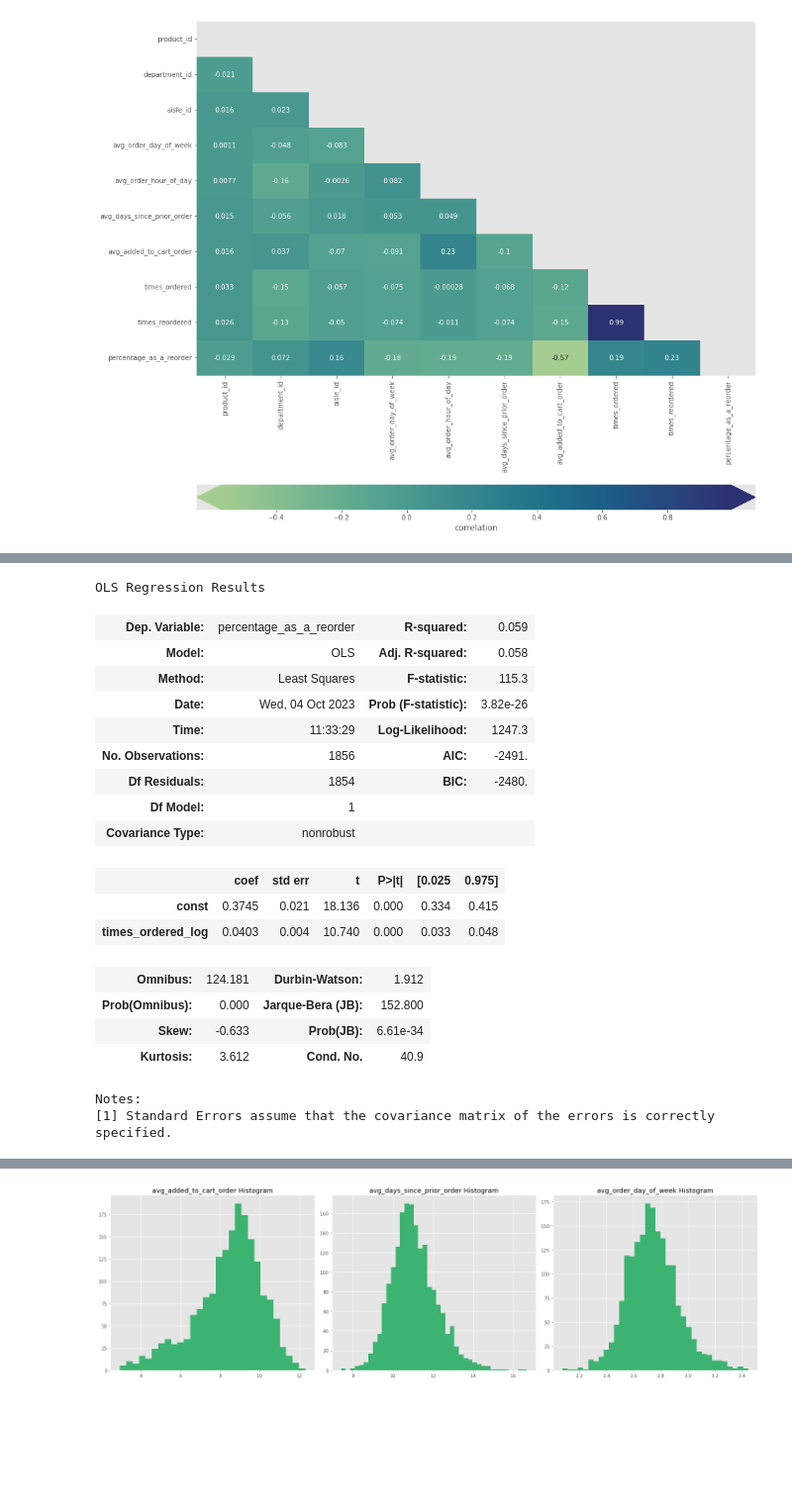
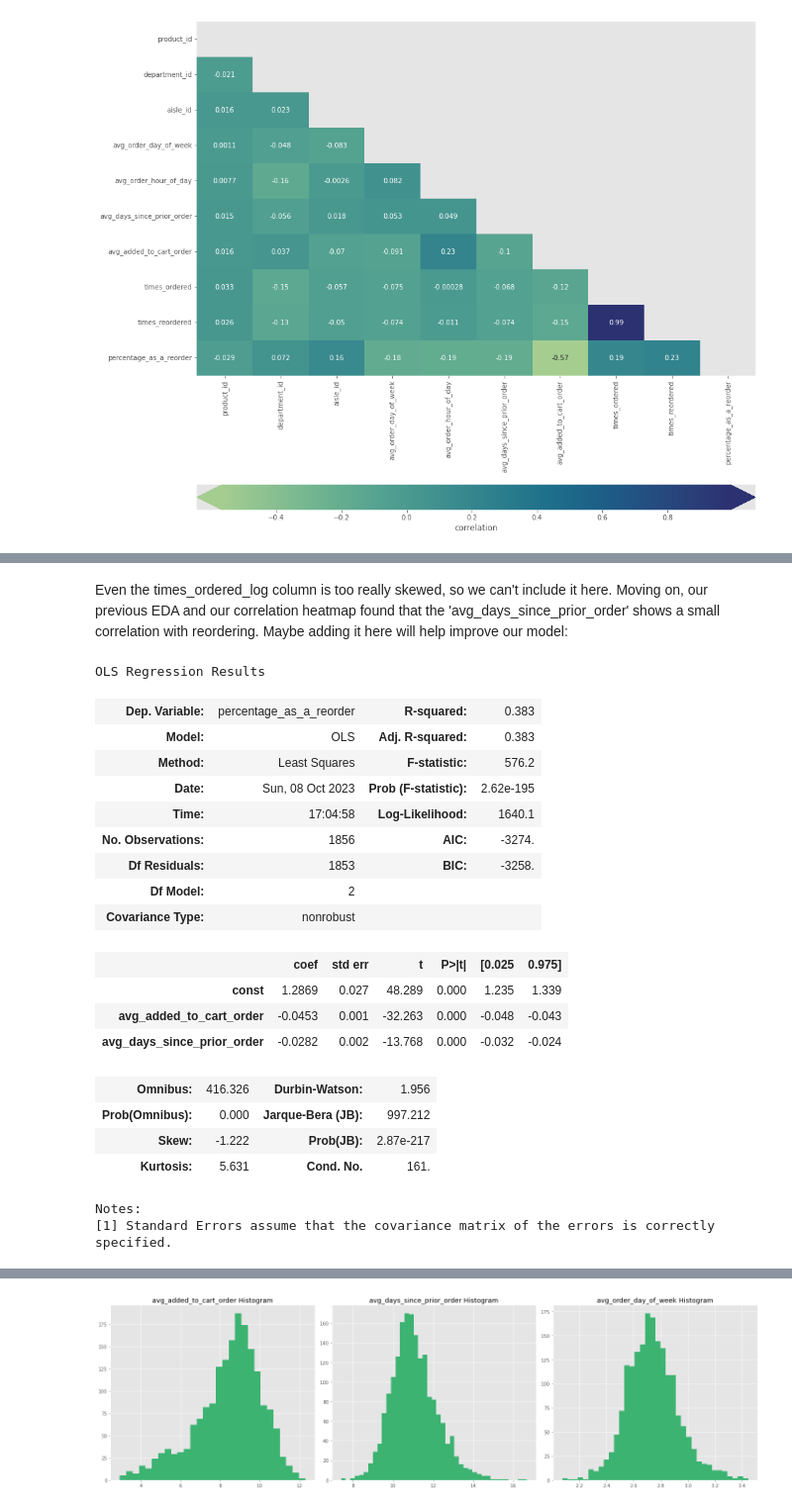
Before and after one commit to joeldmott/Instacart_Project, a Jupyter notebook: project_notebook.ipynb, the cells around one changed output, grey strips where cells are left out. Shown at 99% size. Drawn from its saved outputs; the diff is of its cells as text; code cells hidden in the pictures; blank space fills up the shorter version.

```diff
--- a/project_notebook.ipynb
+++ b/project_notebook.ipynb
@@ -1119,27 +1126,30 @@ products_worth_considering['times_ordered_log'] = np.log(products_worth_consider
+# %% [markdown]
+Even the times_ordered_log column is too really skewed, so we can't include it here. Moving on, our previous EDA and our correlation heatmap found that the 'avg_days_since_prior_order' shows a small correlation with reordering. Maybe adding it here will help improve our model:
 # %%
 #Model with top features of products_worth_considering that still make sense together:
 target = products_worth_considering['percentage_as_a_reorder']
-predictors = products_worth_considering[['times_ordered_log']]
+predictors = products_worth_considering[['avg_added_to_cart_order', 'avg_days_since_prior_order']]
 predictors = sm.add_constant(predictors)
 model = sm.OLS(target, predictors).fit()
 model.summary()
 # %% [output]
 OLS Regression Results
-| Dep. Variable: | percentage_as_a_reorder | R-squared: | 0.059 |
-| Model: | OLS | Adj. R-squared: | 0.058 |
-| Method: | Least Squares | F-statistic: | 115.3 |
-| Date: | Wed, 04 Oct 2023 | Prob (F-statistic): | 3.82e-26 |
-| Time: | 11:33:29 | Log-Likelihood: | 1247.3 |
-| No. Observations: | 1856 | AIC: | -2491. |
-| Df Residuals: | 1854 | BIC: | -2480. |
-| Df Model: | 1 |  |  |
+| Dep. Variable: | percentage_as_a_reorder | R-squared: | 0.383 |
+| Model: | OLS | Adj. R-squared: | 0.383 |
+| Method: | Least Squares | F-statistic: | 576.2 |
+| Date: | Sun, 08 Oct 2023 | Prob (F-statistic): | 2.62e-195 |
+| Time: | 17:04:58 | Log-Likelihood: | 1640.1 |
+| No. Observations: | 1856 | AIC: | -3274. |
+| Df Residuals: | 1853 | BIC: | -3258. |
+| Df Model: | 2 |  |  |
 | Covariance Type: | nonrobust |  |  |
 |  | coef | std err | t | P>|t| | [0.025 | 0.975] |
-| const | 0.3745 | 0.021 | 18.136 | 0.000 | 0.334 | 0.415 |
-| times_ordered_log | 0.0403 | 0.004 | 10.740 | 0.000 | 0.033 | 0.048 |
+| const | 1.2869 | 0.027 | 48.289 | 0.000 | 1.235 | 1.339 |
+| avg_added_to_cart_order | -0.0453 | 0.001 | -32.263 | 0.000 | -0.048 | -0.043 |
+| avg_days_since_prior_order | -0.0282 | 0.002 | -13.768 | 0.000 | -0.032 | -0.024 |
-| Omnibus: | 124.181 | Durbin-Watson: | 1.912 |
-| Prob(Omnibus): | 0.000 | Jarque-Bera (JB): | 152.800 |
-| Skew: | -0.633 | Prob(JB): | 6.61e-34 |
-| Kurtosis: | 3.612 | Cond. No. | 40.9 |
+| Omnibus: | 416.326 | Durbin-Watson: | 1.956 |
+| Prob(Omnibus): | 0.000 | Jarque-Bera (JB): | 997.212 |
+| Skew: | -1.222 | Prob(JB): | 2.87e-217 |
+| Kurtosis: | 5.631 | Cond. No. | 161. |
 Notes:
 [1] Standard Errors assume that the covariance matrix of the errors is correctly specified.
```
Also changed, not shown: parts of 44 cells of this notebook, 1 other file.
